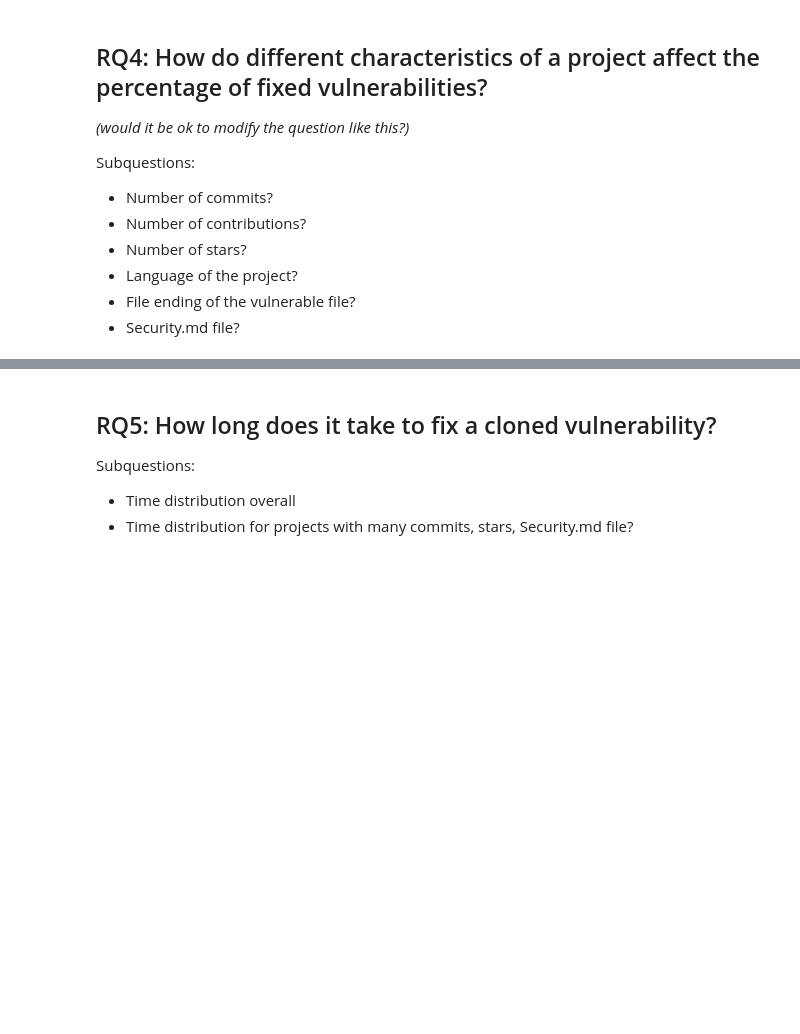
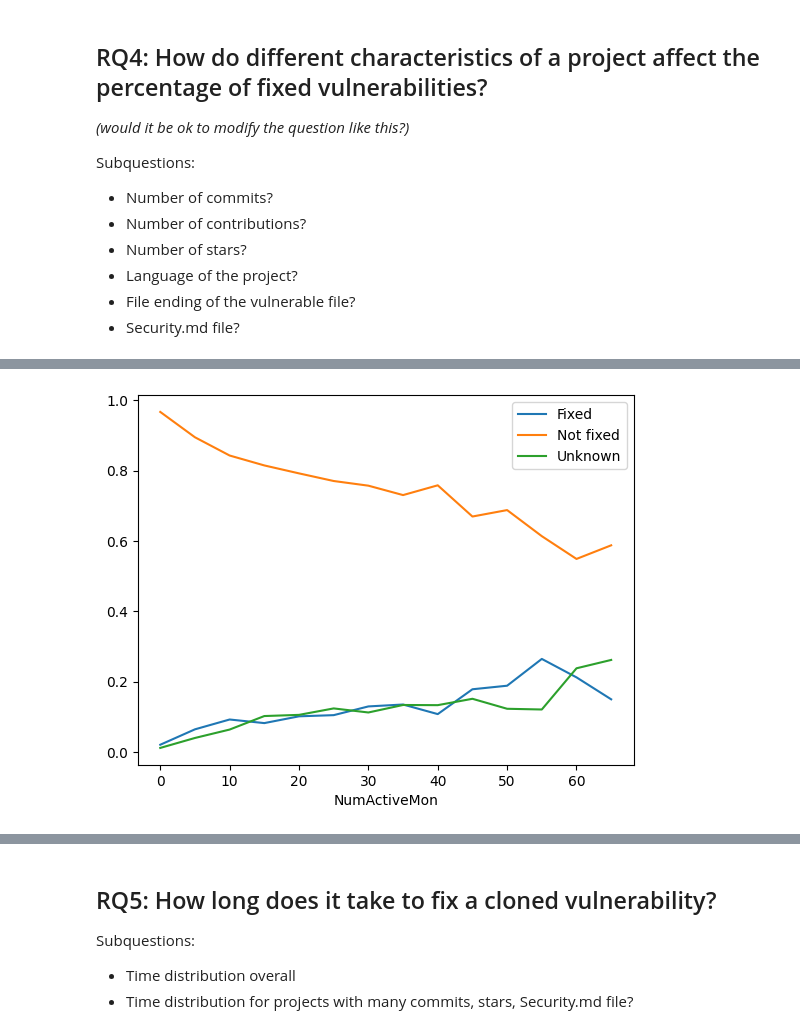
Before and after one commit to woc-hack/kjd, a Jupyter notebook: Results.ipynb, the cells around one changed output, grey strips where cells are left out. Saved outputs shown, nothing was run; the diff lists cells and outputs as text; code cells hidden in the pictures; blank space fills up the shorter version.

```diff
--- a/Results.ipynb
+++ b/Results.ipynb
@@ -288,0 +480,6 @@ Subquestions:
+# %%
+#Interesting: projects that are active for longer are less likely to not modify the vulnerable file
+
+plotByValueIncreasing("NumActiveMon", 5, df, 66, True)
+# %% [output]
+[figure, added]
```
Also changed, not shown: parts of 32 cells of this notebook.
